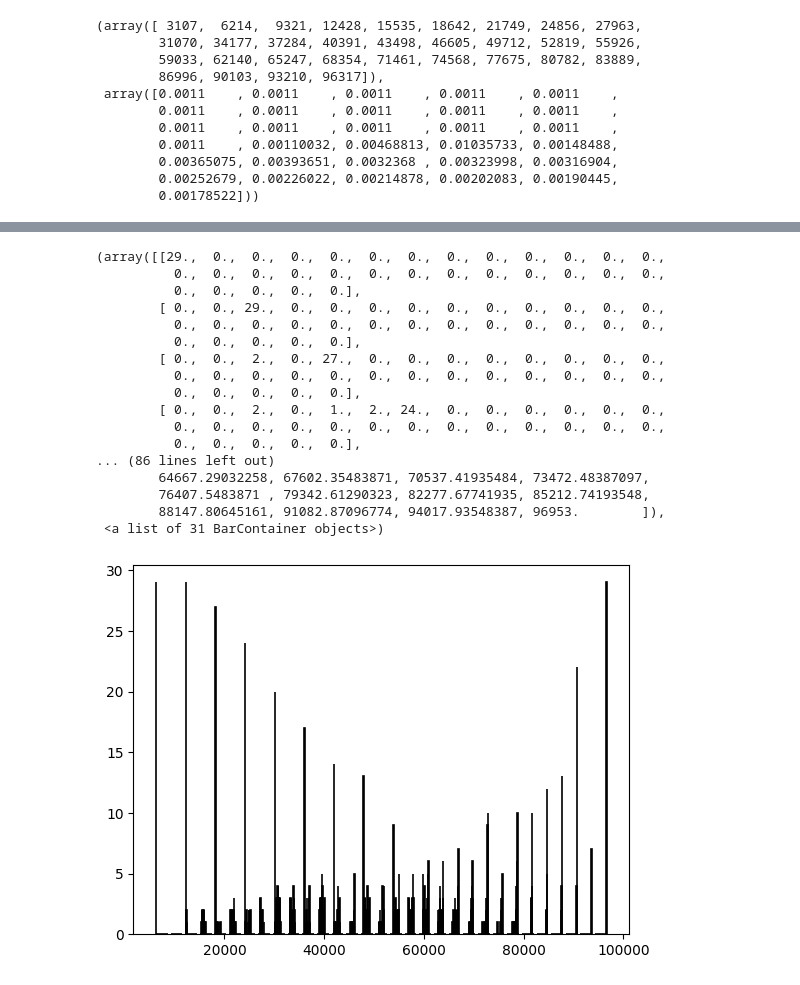
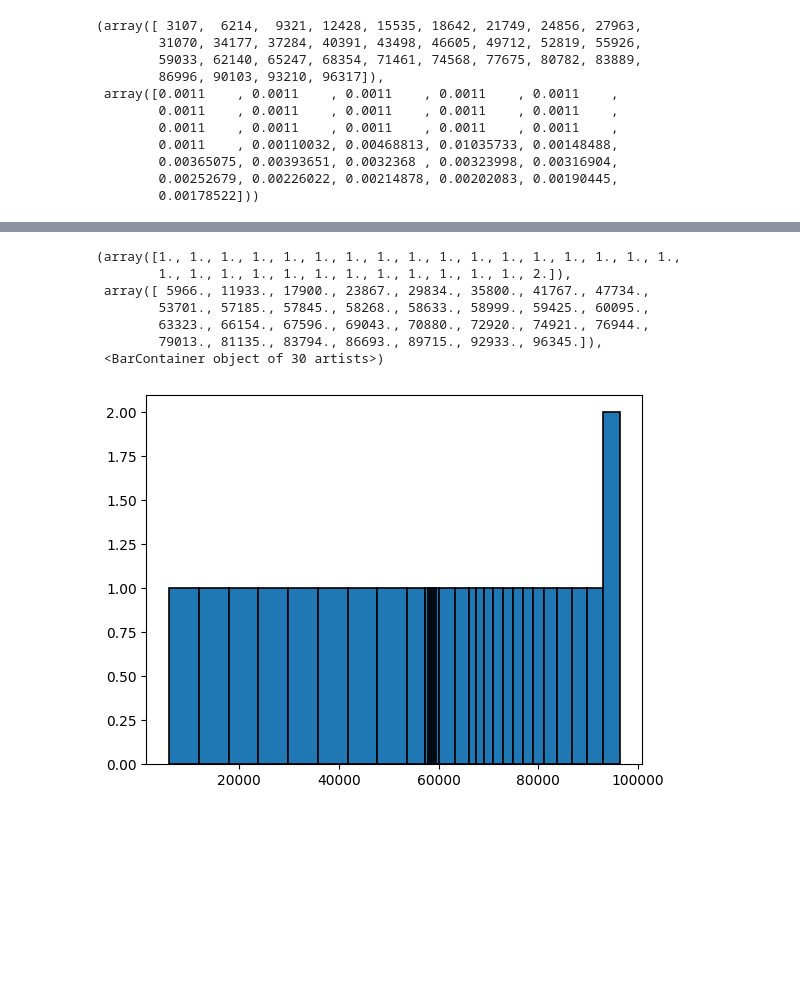
Before and after one commit to elcosas/SPAD_Regression_Research, a Jupyter notebook: notebooks/Testing.ipynb, the cells around one changed output, grey strips where cells are left out. Drawn from its saved outputs; the diff is of its cells as text; code cells hidden in the pictures; blank space fills up the shorter version.

```diff
--- a/notebooks/Testing.ipynb
+++ b/notebooks/Testing.ipynb
@@ -134,21 +136,11 @@ plt.hist(bd1, bins=len(bd1), weights=tr1, edgecolor='black', linewidth=1.2)
 # %%
-plt.hist(bounds, bins=len(bd1), edgecolor='black', linewidth=1.2)
+plt.hist(bounds[0, :], bins=bounds[0, :], edgecolor='black', linewidth=1.2)
 # %% [output]
-(array([[29.,  0.,  0.,  0.,  0.,  0.,  0.,  0.,  0.,  0.,  0.,  0.,  0.,
-          0.,  0.,  0.,  0.,  0.,  0.,  0.,  0.,  0.,  0.,  0.,  0.,  0.,
-          0.,  0.,  0.,  0.,  0.],
-        [ 0.,  0., 29.,  0.,  0.,  0.,  0.,  0.,  0.,  0.,  0.,  0.,  0.,
-          0.,  0.,  0.,  0.,  0.,  0.,  0.,  0.,  0.,  0.,  0.,  0.,  0.,
-          0.,  0.,  0.,  0.,  0.],
-        [ 0.,  0.,  2.,  0., 27.,  0.,  0.,  0.,  0.,  0.,  0.,  0.,  0.,
-          0.,  0.,  0.,  0.,  0.,  0.,  0.,  0.,  0.,  0.,  0.,  0.,  0.,
-          0.,  0.,  0.,  0.,  0.],
-        [ 0.,  0.,  2.,  0.,  1.,  2., 24.,  0.,  0.,  0.,  0.,  0.,  0.,
-          0.,  0.,  0.,  0.,  0.,  0.,  0.,  0.,  0.,  0.,  0.,  0.,  0.,
-          0.,  0.,  0.,  0.,  0.],
-... (86 lines left out)
-        64667.29032258, 67602.35483871, 70537.41935484, 73472.48387097,
-        76407.5483871 , 79342.61290323, 82277.67741935, 85212.74193548,
-        88147.80645161, 91082.87096774, 94017.93548387, 96953.        ]),
- <a list of 31 BarContainer objects>)
+(array([1., 1., 1., 1., 1., 1., 1., 1., 1., 1., 1., 1., 1., 1., 1., 1., 1.,
+        1., 1., 1., 1., 1., 1., 1., 1., 1., 1., 1., 1., 2.]),
+ array([ 5966., 11933., 17900., 23867., 29834., 35800., 41767., 47734.,
+        53701., 57185., 57845., 58268., 58633., 58999., 59425., 60095.,
+        63323., 66154., 67596., 69043., 70880., 72920., 74921., 76944.,
+        79013., 81135., 83794., 86693., 89715., 92933., 96345.]),
+ <BarContainer object of 30 artists>)
-[figure, old version]
+[figure, new version]
```
Also changed, not shown: parts of 2 cells of this notebook, 7 other files.
